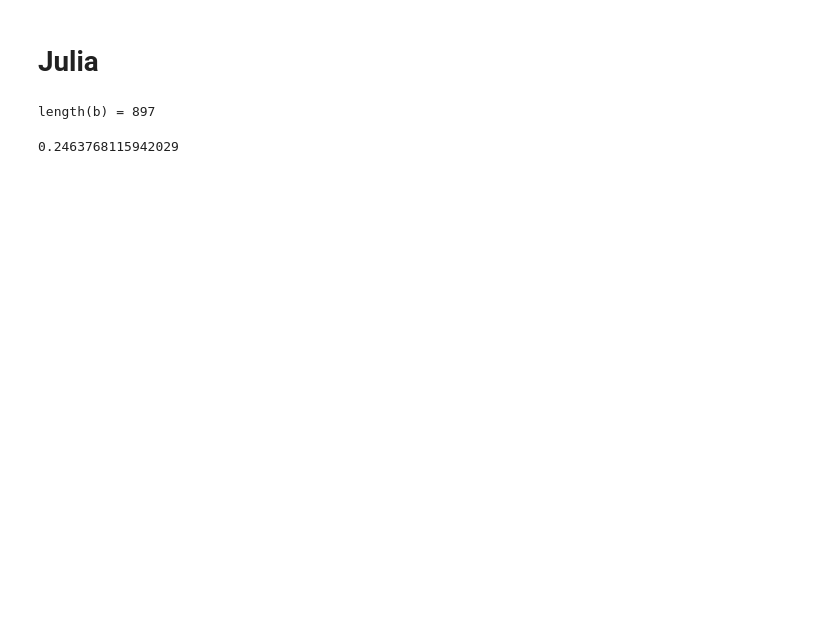
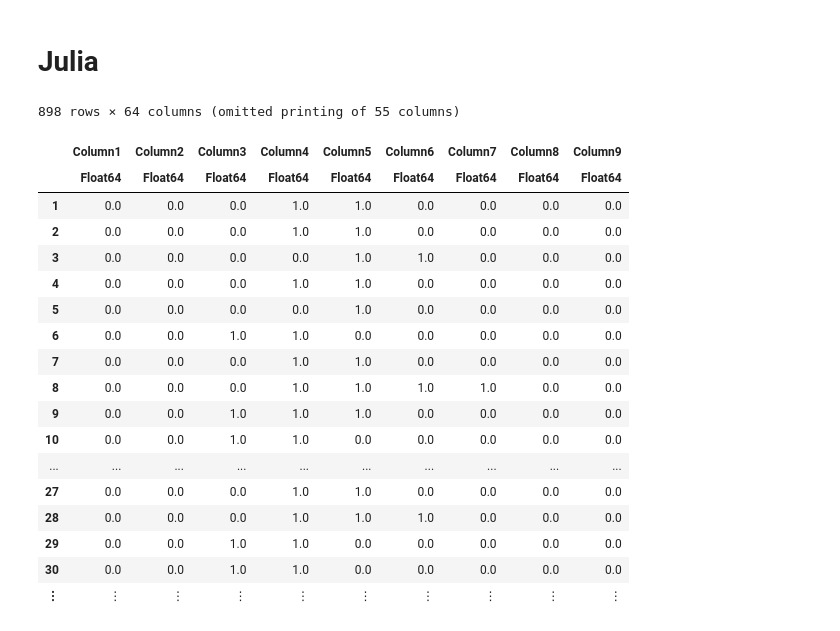
Before and after one commit to triwave33/association_rule_learning, a Jupyter notebook: association_rules_julia.ipynb, the cells around one changed output. Drawn from its saved outputs; the diff is of its cells as text; code cells hidden in the pictures; blank space fills up the shorter version.

```diff
--- a/association_rules_julia.ipynb
+++ b/association_rules_julia.ipynb
@@ -342,0 +329,12 @@ size(mnist_array)
+# %%
+mnist_data = CSV.read("mnist_8x8_image.csv", delim=",",  header=false)
+mnist_array = Matrix(mnist_data)
+mnist_array = convert(Array{Int64, 2}, mnist_array)
+
+mnist_label = CSV.read("mnist_8x8_label.csv", delim=",",  header=false)
+mnist_label = Matrix(mnist_label)
+mnist_label = convert(Array{Int64, 2}, mnist_label)
+
+mnist_label_onehot = CSV.read("mnist_8x8_label_onehot.csv", delim=",",  header=false)
+mnist_label_onehot = Matrix(mnist_label_onehot)
+mnist_label_onehot = convert(Array{Int64, 2}, mnist_label_onehot)
@@ -343,10 +388,27 @@ size(mnist_array)
 # %% [markdown]
 # Julia
-# %%
-support(mnist_array, [3], m="ratio")
-# %% [output]
-length(b) = 897
-0.2463768115942029
+# %%
+mnist_data
+# %% [output]
+898 rows × 64 columns (omitted printing of 55 columns)
+|  | Column1 | Column2 | Column3 | Column4 | Column5 | Column6 | Column7 | Column8 | Column9 |
+|  | Float64 | Float64 | Float64 | Float64 | Float64 | Float64 | Float64 | Float64 | Float64 |
+| 1 | 0.0 | 0.0 | 0.0 | 1.0 | 1.0 | 0.0 | 0.0 | 0.0 | 0.0 |
+| 2 | 0.0 | 0.0 | 0.0 | 1.0 | 1.0 | 0.0 | 0.0 | 0.0 | 0.0 |
+| 3 | 0.0 | 0.0 | 0.0 | 0.0 | 1.0 | 1.0 | 0.0 | 0.0 | 0.0 |
+| 4 | 0.0 | 0.0 | 0.0 | 1.0 | 1.0 | 0.0 | 0.0 | 0.0 | 0.0 |
+| 5 | 0.0 | 0.0 | 0.0 | 0.0 | 1.0 | 0.0 | 0.0 | 0.0 | 0.0 |
+| 6 | 0.0 | 0.0 | 1.0 | 1.0 | 0.0 | 0.0 | 0.0 | 0.0 | 0.0 |
+| 7 | 0.0 | 0.0 | 0.0 | 1.0 | 1.0 | 0.0 | 0.0 | 0.0 | 0.0 |
+| 8 | 0.0 | 0.0 | 0.0 | 1.0 | 1.0 | 1.0 | 1.0 | 0.0 | 0.0 |
+| 9 | 0.0 | 0.0 | 1.0 | 1.0 | 1.0 | 0.0 | 0.0 | 0.0 | 0.0 |
+| 10 | 0.0 | 0.0 | 1.0 | 1.0 | 0.0 | 0.0 | 0.0 | 0.0 | 0.0 |
+| ... | ... | ... | ... | ... | ... | ... | ... | ... | ... |
+| 27 | 0.0 | 0.0 | 0.0 | 1.0 | 1.0 | 0.0 | 0.0 | 0.0 | 0.0 |
+| 28 | 0.0 | 0.0 | 0.0 | 1.0 | 1.0 | 1.0 | 0.0 | 0.0 | 0.0 |
+| 29 | 0.0 | 0.0 | 1.0 | 1.0 | 0.0 | 0.0 | 0.0 | 0.0 | 0.0 |
+| 30 | 0.0 | 0.0 | 1.0 | 1.0 | 0.0 | 0.0 | 0.0 | 0.0 | 0.0 |
+| ⋮ | ⋮ | ⋮ | ⋮ | ⋮ | ⋮ | ⋮ | ⋮ | ⋮ | ⋮ |
 # %%
 @time F_list = frequent(mnist_array, minsum=0.3)
 # %% [output]
```
Also changed, not shown: parts of 26 cells of this notebook, 1 other file.
